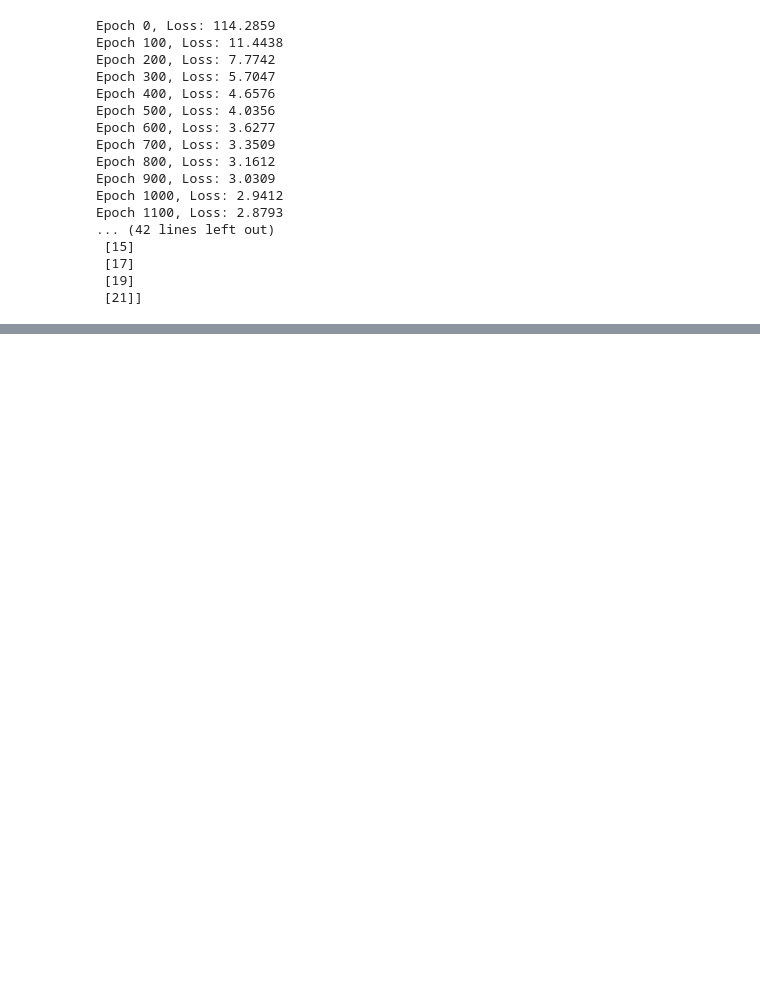
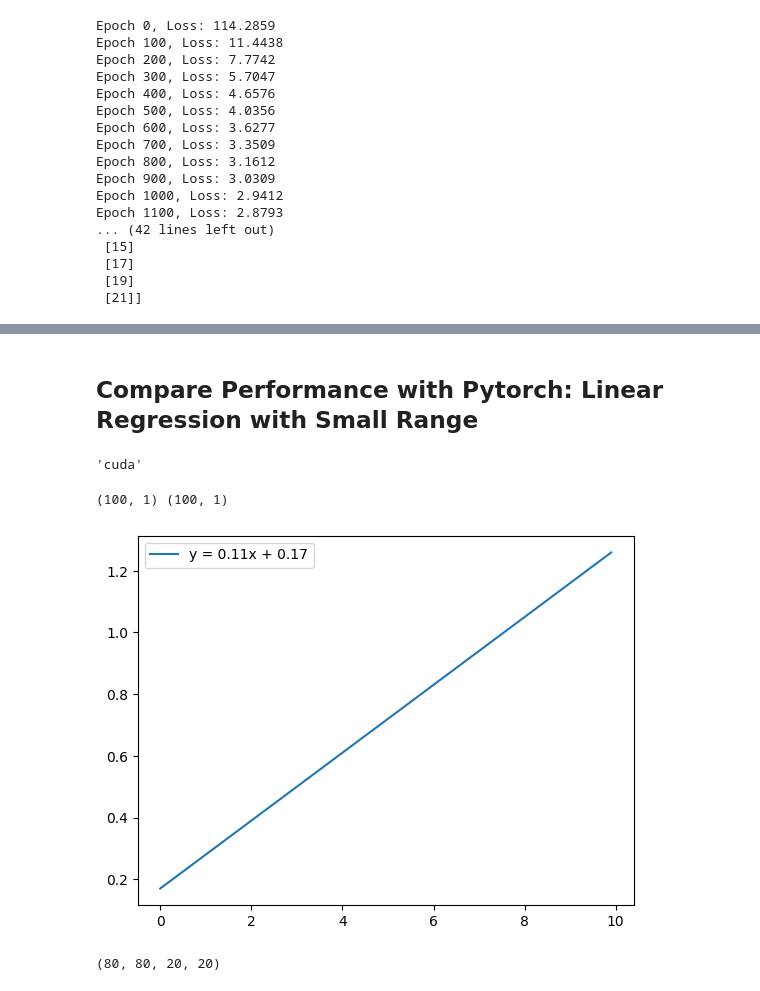
Before and after one commit to BaHaMuT-J/Neural-Network-From-Scartch, a Jupyter notebook: NN.ipynb, the cells around one changed output, grey strips where cells are left out. Saved outputs shown, nothing was run; the diff lists cells and outputs as text; code cells hidden in the pictures; blank space fills up the shorter version.

Commit message:
Add performance comparison with pytorch, modify NeuralNetwork class to work with prediction using test dataset

```diff
--- a/NN.ipynb
+++ b/NN.ipynb
@@ -469,0 +476,35 @@ Epoch 1100, Loss: 2.8793
+# %% [markdown]
+## Compare Performance with Pytorch: Linear Regression with Small Range
+# %%
+# Setup device-agnostic code
+device = 'cuda' if torch.cuda.is_available() else 'cpu'
+device
+# %% [output]
+'cuda'
+# %%
+# Sample data for regression
+X = np.arange(0, 10, 0.1).reshape(-1, 1)
+y = 0.11 * X + 0.17
+print(X.shape, y.shape)
+
+# Plot data
+plt.plot(X, y, label="y = 0.11x + 0.17")
+plt.legend()
+plt.show()
+# %% [output]
+(100, 1) (100, 1)
+[figure, added]
+# %%
+# Split to train and test data
+RANDOM_SEED = 42
+X_train, X_test, y_train, y_test = train_test_split(X, y, test_size=0.2, random_state=RANDOM_SEED)
+
+# Convert data to PyTorch tensors and move to device
+X_train_tensor = torch.tensor(X_train, dtype=torch.float32).to(device)
+y_train_tensor = torch.tensor(y_train, dtype=torch.float32).to(device)
+X_test_tensor = torch.tensor(X_test, dtype=torch.float32).to(device)
+y_test_tensor = torch.tensor(y_test, dtype=torch.float32).to(device)
+
+len(X_train), len(y_train), len(X_test), len(y_test)
+# %% [output]
+(80, 80, 20, 20)
```
Also changed, not shown: parts of 21 cells of this notebook.
